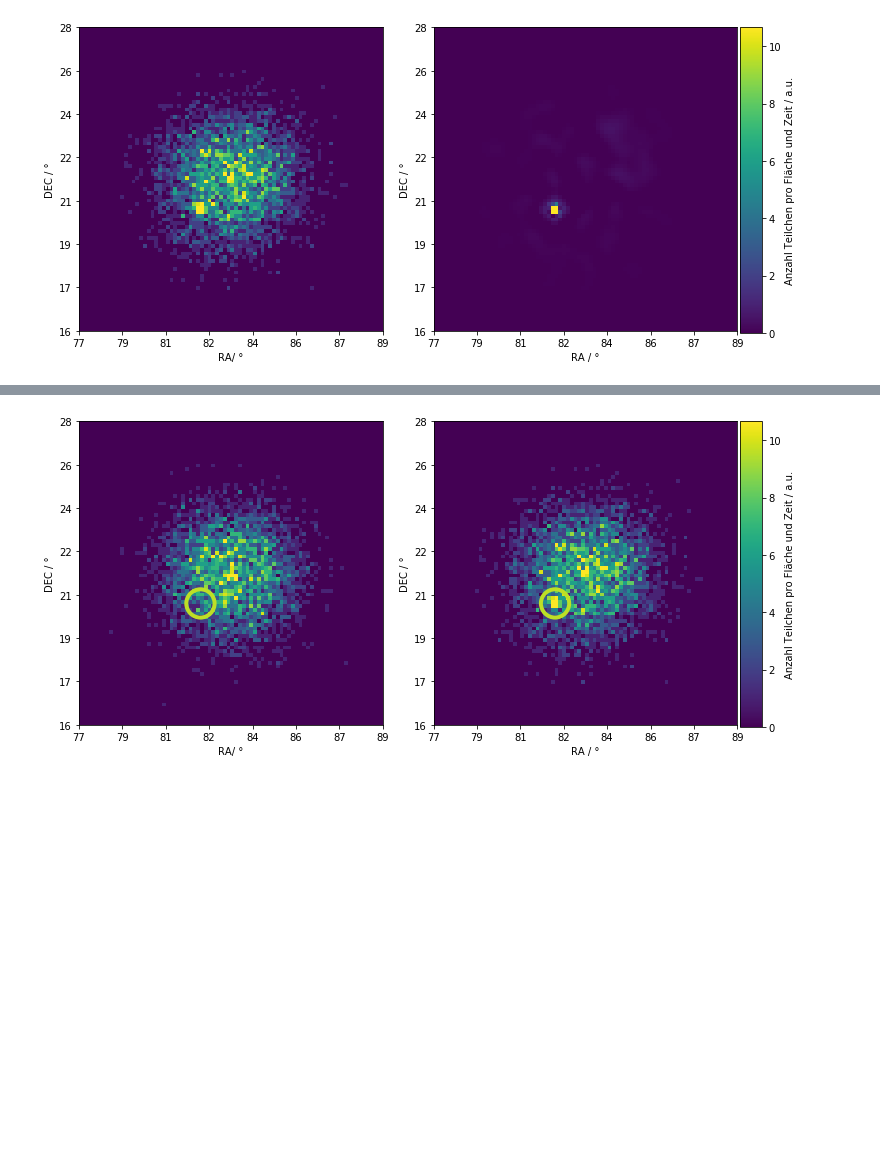
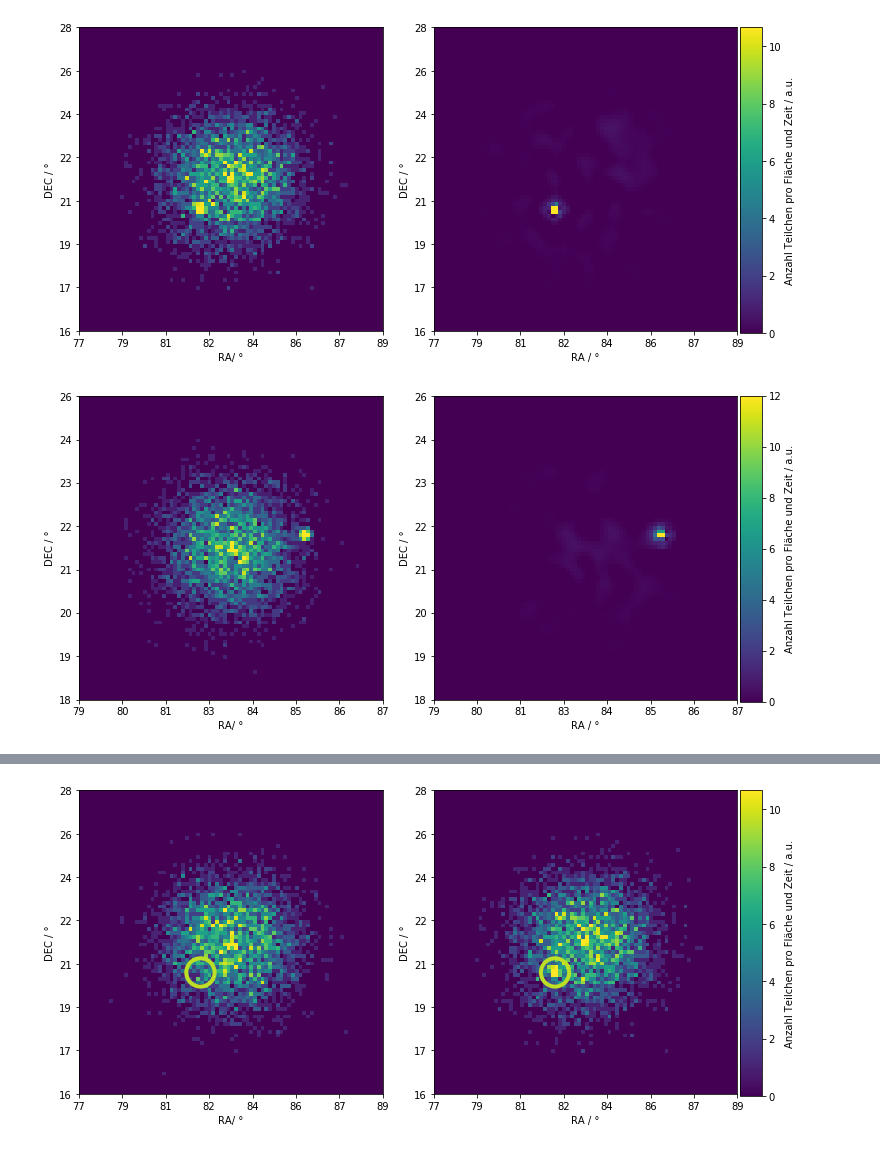
Before and after one commit to JanaMo/Project_Master, a Jupyter notebook: transient_search_plots/Show_results.ipynb, the cells around one changed output, grey strips where cells are left out. Cells and saved outputs as stored; diff of their text form; code cells hidden in the pictures; blank space fills up the shorter version.

```diff
--- a/transient_search_plots/Show_results.ipynb
+++ b/transient_search_plots/Show_results.ipynb
@@ -213,6 +213,8 @@ def plot_imshow(name,Output,loc1,loc2):
     vmax = Unden.max()
     im = ax1.pcolormesh(Unden[loc1], cmap='viridis',vmin=0, vmax=vmax/3)
     ima =ax2.pcolormesh(Den[loc2], cmap='viridis',vmin=0, vmax=vmax/3)
+    im.set_rasterized(True)
+    ima.set_rasterized(True)
     fig.subplots_adjust(right=0.7)
     cbar_ax = fig.add_axes([0.98, 0.11, 0.03, 0.85])
     bar = fig.colorbar(im, cax=cbar_ax)
@@ -238,3 +240,7 @@ def plot_imshow(name,Output,loc1,loc2):
 plot_imshow('n104_s60_trandom', 'Eng',25,26)
 # %% [output]
 [figure]
+# %%
+plot_imshow('n30_s60_trandom', 'Neu',22,23)
+# %% [output]
+[figure, added]
```
Also changed, not shown: parts of 4 cells of this notebook.
